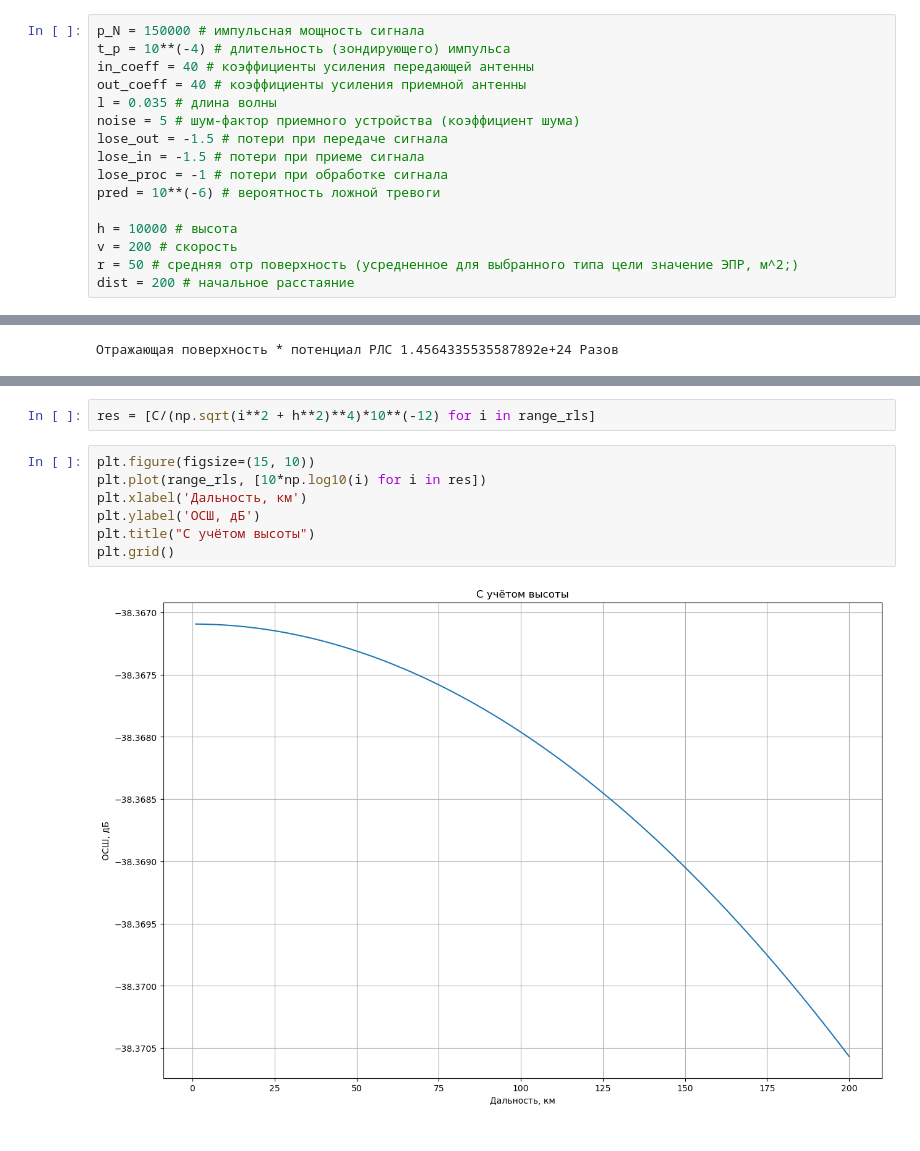
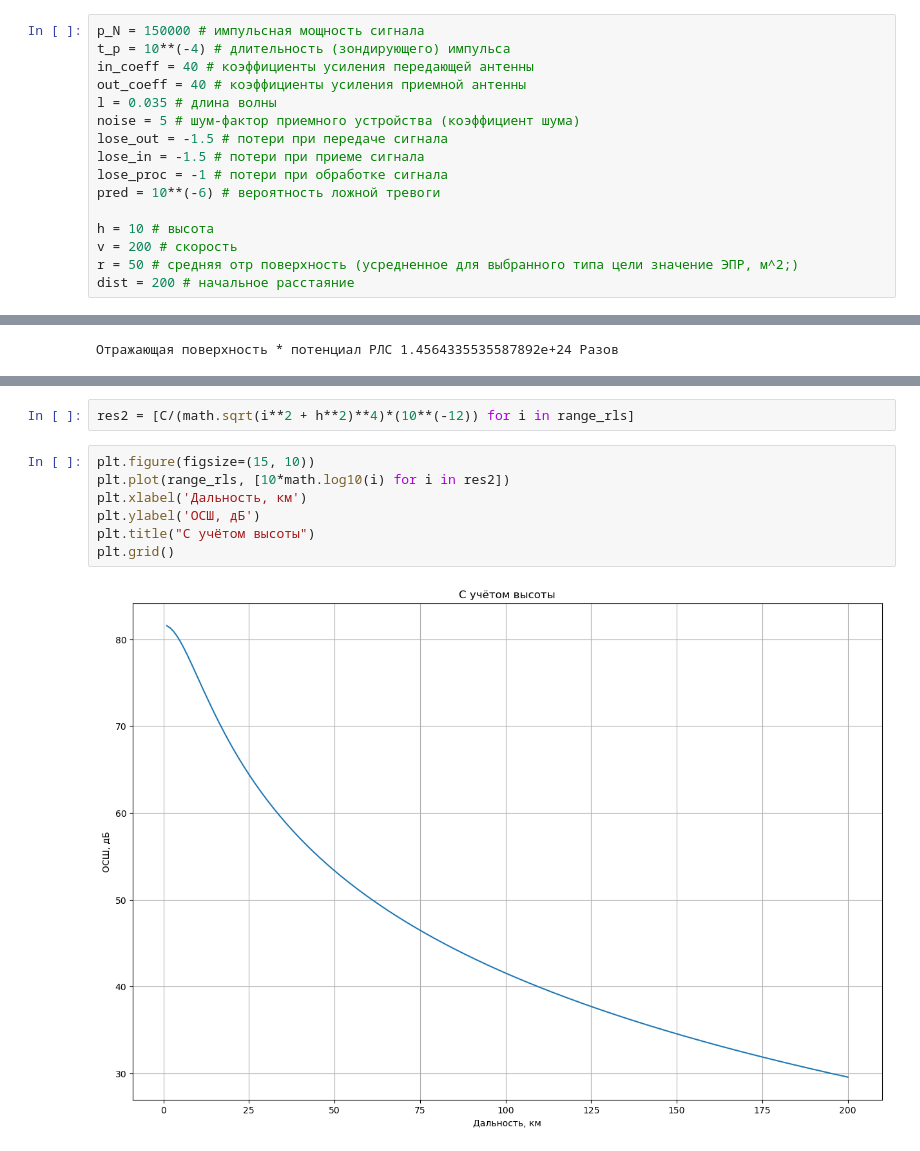
Before and after one commit to Rabotah/Diplom, a Jupyter notebook: OSH.ipynb, the cells around one changed output, grey strips where cells are left out. Saved outputs shown, nothing was run; the diff lists cells and outputs as text.

```diff
--- a/OSH.ipynb
+++ b/OSH.ipynb
@@ -26,7 +28,7 @@ lose_in = -1.5 # потери при приеме сигнала
 lose_proc = -1 # потери при обработке сигнала
 pred = 10**(-6) # вероятность ложной тревоги
 
-h = 10000 # высота
+h = 10 # высота
 v = 200 # скорость
 r = 50 # средняя отр поверхность (усредненное для выбранного типа цели значение ЭПР, м^2;)
 dist = 200 # начальное расстаяние
@@ -83,13 +85,13 @@ plt.grid()
 # %% [output]
 [figure]
 # %%
-res = [C/(np.sqrt(i**2 + h**2)**4)*10**(-12) for i in range_rls]
+res2 = [C/(math.sqrt(i**2 + h**2)**4)*(10**(-12)) for i in range_rls]
-# %%
-plt.figure(figsize=(15, 10))
-plt.plot(range_rls, [10*np.log10(i) for i in res])
-plt.xlabel('Дальность, км')
-plt.ylabel('ОСШ, дБ')
-plt.title("С учётом высоты")
-plt.grid()
-# %% [output]
-[figure, removed]
+# %%
+plt.figure(figsize=(15, 10))
+plt.plot(range_rls, [10*math.log10(i) for i in res2])
+plt.xlabel('Дальность, км')
+plt.ylabel('ОСШ, дБ')
+plt.title("С учётом высоты")
+plt.grid()
+# %% [output]
+[figure, added]
```
Also changed, not shown: parts of 5 cells of this notebook.
